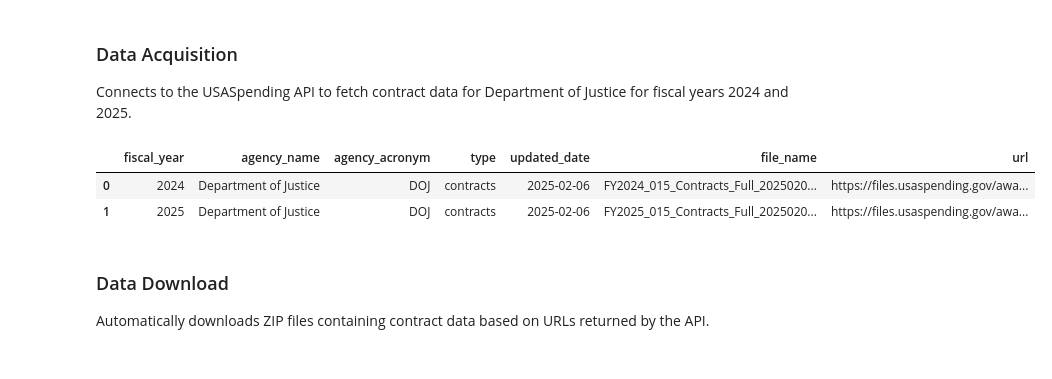
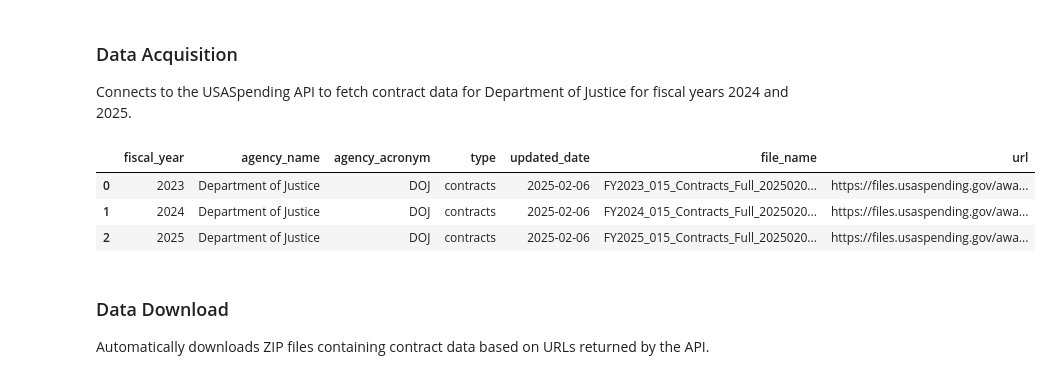
Before and after one commit to seanwhaley/USASpending, a Jupyter notebook: analysis/USA_Spending_Summary_Analysis.ipynb, the cells around one changed output. Cells and saved outputs as stored; diff of their text form; code cells hidden in the pictures.

```diff
--- a/analysis/USA_Spending_Summary_Analysis.ipynb
+++ b/analysis/USA_Spending_Summary_Analysis.ipynb
@@ -35,36 +35,37 @@ warnings.filterwarnings('ignore')
 Connects to the USASpending API to fetch contract data for Department of Justice for fiscal years 2024 and 2025.
 # %%
 # define a list of fiscal years
-fys = [2024, 2025]
+fys = [2023, 2024, 2025]
 # initiate an empty list to store the data
 data = []
 
 # for each fiscal year, download the list of monthly files based on the request below
 for fy in fys:
     url = "https://api.usaspending.gov/api/v2/bulk_download/list_monthly_files"
     headers = {
         "Content-Type": "application/json",
         "Accept": "application/json"
     }
     payload = {
         "agency": "17", # Department of Justice code
         "fiscal_year": str(fy),
         "type": "contracts"
     }
     response = requests.post(url, headers=headers, json=payload)
     # add the first object in the "monthly_files" array to the data list
     monthly_files = response.json()
     if "monthly_files" in monthly_files and len(monthly_files["monthly_files"]) > 0:
         data.append(monthly_files["monthly_files"][0])
 
 
 # load the data list as a pandas dataframe
 monthly_files_df = pd.DataFrame(data)
 monthly_files_df.head()
 # %% [output]
 |  | fiscal_year | agency_name | agency_acronym | type | updated_date | file_name | url |
-| 0 | 2024 | Department of Justice | DOJ | contracts | 2025-02-06 | FY2024_015_Contracts_Full_2025020... | https://files.usaspending.gov/awa... |
-| 1 | 2025 | Department of Justice | DOJ | contracts | 2025-02-06 | FY2025_015_Contracts_Full_2025020... | https://files.usaspending.gov/awa... |
+| 0 | 2023 | Department of Justice | DOJ | contracts | 2025-02-06 | FY2023_015_Contracts_Full_2025020... | https://files.usaspending.gov/awa... |
+| 1 | 2024 | Department of Justice | DOJ | contracts | 2025-02-06 | FY2024_015_Contracts_Full_2025020... | https://files.usaspending.gov/awa... |
+| 2 | 2025 | Department of Justice | DOJ | contracts | 2025-02-06 | FY2025_015_Contracts_Full_2025020... | https://files.usaspending.gov/awa... |
 # %% [markdown]
 ### Data Download
 
```
Also changed, not shown: parts of 8 cells of this notebook, 4 other files.
